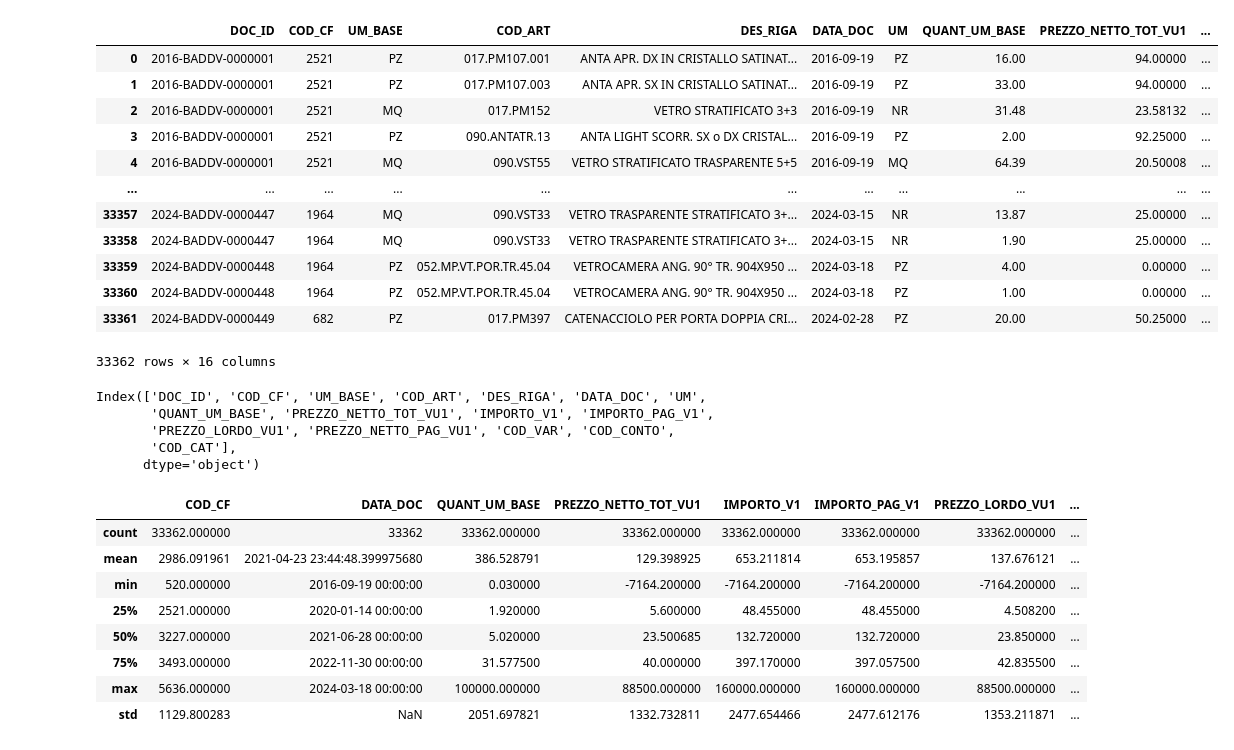
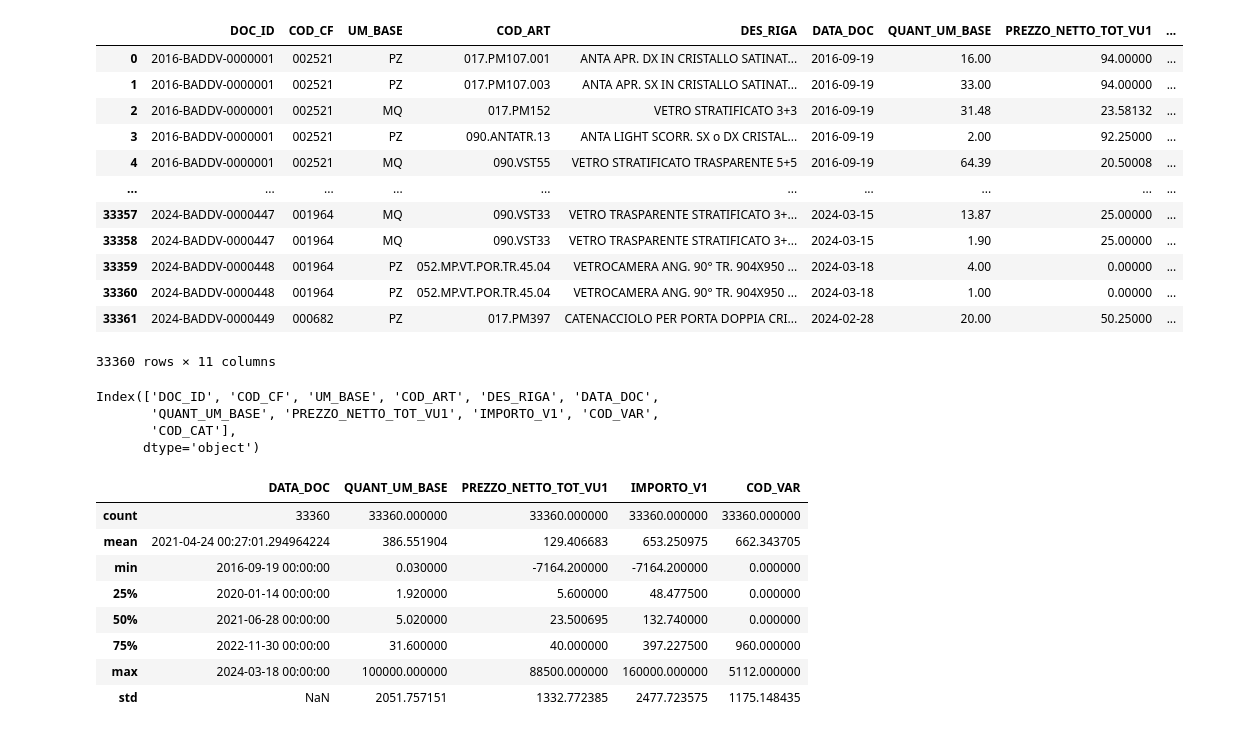
Before and after one commit to Ishikawa7/DEMO-Sales-Data-Analysis-and-Price-List-Management-System, a Jupyter notebook: preprocessing_DDT.ipynb, the cells around one changed output. Cells and saved outputs as stored; diff of their text form; code cells hidden in the pictures.

Commit message:
data cleaning complete

```diff
--- a/preprocessing_DDT.ipynb
+++ b/preprocessing_DDT.ipynb
@@ -2,11 +2,12 @@
 import pandas as pd
 import numpy as np
 # %%
-df = pd.read_excel('data_raw/dbo_DDT_FOR_RIGHE.xlsx')
+df = pd.read_excel('data_raw/dbo_DDT_FOR_RIGHE.xlsx', dtype={'COD_CF': object, 'COD_VAR': object})
 # remove columns with all 0
 df = df.loc[:, (df != 0).any(axis=0)]
 # remove columns with all NaN
 df = df.dropna(axis=1, how='all')
+df["COD_VAR"] = df["COD_VAR"].fillna(0).astype(int)
 df
 # %% [output]
 |  | AZIENDA_ID | DOC_ID | NUM_RIGA | DOC_RIGA_ID | COD_CF | UM_BASE | COD_ART | DES_RIGA | DATA_DOC | UM | ... |
@@ -25,42 +26,43 @@ df
 # %%
 df = df.drop(columns=[
     'DOC_RIGA_ID','COD_ART_VAR', 'SCONTO_1', 'SCONTO_2', 'SCONTO_3', 'SCONTO_4',
        'SCONTO_PAG','NOTE','FLAG_CONVERS_EDITABILE', 'FLAG_COSTI_RIGA_MAN','NO_RICALC_PRZ', 'COD_CF_FATT_STDAG', 'FLAG_PERS','FLAG_IMPO_ACQ', 'IVA_INDETRAIBILE_V1', 'NUM_SORT',
        'FLAG_CONVERS_MAN', 'AZIENDA_ID', 'COD_DEP', 'COD_DEP_2','NUM_RIGA','QUANT_RIGA','COD_CAUS_MAG','COSTI_RIGA_V1','NUM_UM',"COD_LIST",	'COD_LIST_VERS',"COD_IVA",
-       'PREZZO_NETTO_VU1',"CONVERS_UM_BASE"])
+       'PREZZO_NETTO_VU1',"PREZZO_LORDO_VU1","COD_CONTO","IMPORTO_PAG_V1","PREZZO_NETTO_PAG_VU1","CONVERS_UM_BASE","UM"])
+#prezzo netto e prezzo lordo sono la stessa cosa
+df = df.dropna()
 df
 # %% [output]
-|  | DOC_ID | COD_CF | UM_BASE | COD_ART | DES_RIGA | DATA_DOC | UM | QUANT_UM_BASE | PREZZO_NETTO_TOT_VU1 | ... |
-| 0 | 2016-BADDV-0000001 | 2521 | PZ | 017.PM107.001 | ANTA APR. DX IN CRISTALLO SATINAT... | 2016-09-19 | PZ | 16.00 | 94.00000 | ... |
-| 1 | 2016-BADDV-0000001 | 2521 | PZ | 017.PM107.003 | ANTA APR. SX IN CRISTALLO SATINAT... | 2016-09-19 | PZ | 33.00 | 94.00000 | ... |
-| 2 | 2016-BADDV-0000001 | 2521 | MQ | 017.PM152 | VETRO STRATIFICATO 3+3 | 2016-09-19 | NR | 31.48 | 23.58132 | ... |
-| 3 | 2016-BADDV-0000001 | 2521 | PZ | 090.ANTATR.13 | ANTA LIGHT SCORR. SX o DX CRISTAL... | 2016-09-19 | PZ | 2.00 | 92.25000 | ... |
-| 4 | 2016-BADDV-0000001 | 2521 | MQ | 090.VST55 | VETRO STRATIFICATO TRASPARENTE 5+5 | 2016-09-19 | MQ | 64.39 | 20.50008 | ... |
-| ... | ... | ... | ... | ... | ... | ... | ... | ... | ... | ... |
-| 33357 | 2024-BADDV-0000447 | 1964 | MQ | 090.VST33 | VETRO TRASPARENTE STRATIFICATO 3+... | 2024-03-15 | NR | 13.87 | 25.00000 | ... |
-| 33358 | 2024-BADDV-0000447 | 1964 | MQ | 090.VST33 | VETRO TRASPARENTE STRATIFICATO 3+... | 2024-03-15 | NR | 1.90 | 25.00000 | ... |
-| 33359 | 2024-BADDV-0000448 | 1964 | PZ | 052.MP.VT.POR.TR.45.04 | VETROCAMERA ANG. 90° TR. 904X950 ... | 2024-03-18 | PZ | 4.00 | 0.00000 | ... |
-| 33360 | 2024-BADDV-0000448 | 1964 | PZ | 052.MP.VT.POR.TR.45.04 | VETROCAMERA ANG. 90° TR. 904X950 ... | 2024-03-18 | PZ | 1.00 | 0.00000 | ... |
-| 33361 | 2024-BADDV-0000449 | 682 | PZ | 017.PM397 | CATENACCIOLO PER PORTA DOPPIA CRI... | 2024-02-28 | PZ | 20.00 | 50.25000 | ... |
+|  | DOC_ID | COD_CF | UM_BASE | COD_ART | DES_RIGA | DATA_DOC | QUANT_UM_BASE | PREZZO_NETTO_TOT_VU1 | ... |
+| 0 | 2016-BADDV-0000001 | 002521 | PZ | 017.PM107.001 | ANTA APR. DX IN CRISTALLO SATINAT... | 2016-09-19 | 16.00 | 94.00000 | ... |
+| 1 | 2016-BADDV-0000001 | 002521 | PZ | 017.PM107.003 | ANTA APR. SX IN CRISTALLO SATINAT... | 2016-09-19 | 33.00 | 94.00000 | ... |
+| 2 | 2016-BADDV-0000001 | 002521 | MQ | 017.PM152 | VETRO STRATIFICATO 3+3 | 2016-09-19 | 31.48 | 23.58132 | ... |
+| 3 | 2016-BADDV-0000001 | 002521 | PZ | 090.ANTATR.13 | ANTA LIGHT SCORR. SX o DX CRISTAL... | 2016-09-19 | 2.00 | 92.25000 | ... |
+| 4 | 2016-BADDV-0000001 | 002521 | MQ | 090.VST55 | VETRO STRATIFICATO TRASPARENTE 5+5 | 2016-09-19 | 64.39 | 20.50008 | ... |
+| ... | ... | ... | ... | ... | ... | ... | ... | ... | ... |
+| 33357 | 2024-BADDV-0000447 | 001964 | MQ | 090.VST33 | VETRO TRASPARENTE STRATIFICATO 3+... | 2024-03-15 | 13.87 | 25.00000 | ... |
+| 33358 | 2024-BADDV-0000447 | 001964 | MQ | 090.VST33 | VETRO TRASPARENTE STRATIFICATO 3+... | 2024-03-15 | 1.90 | 25.00000 | ... |
+| 33359 | 2024-BADDV-0000448 | 001964 | PZ | 052.MP.VT.POR.TR.45.04 | VETROCAMERA ANG. 90° TR. 904X950 ... | 2024-03-18 | 4.00 | 0.00000 | ... |
+| 33360 | 2024-BADDV-0000448 | 001964 | PZ | 052.MP.VT.POR.TR.45.04 | VETROCAMERA ANG. 90° TR. 904X950 ... | 2024-03-18 | 1.00 | 0.00000 | ... |
+| 33361 | 2024-BADDV-0000449 | 000682 | PZ | 017.PM397 | CATENACCIOLO PER PORTA DOPPIA CRI... | 2024-02-28 | 20.00 | 50.25000 | ... |
-33362 rows × 16 columns
+33360 rows × 11 columns
 # %%
 df.columns
 # %% [output]
-Index(['DOC_ID', 'COD_CF', 'UM_BASE', 'COD_ART', 'DES_RIGA', 'DATA_DOC', 'UM',
-       'QUANT_UM_BASE', 'PREZZO_NETTO_TOT_VU1', 'IMPORTO_V1', 'IMPORTO_PAG_V1',
-       'PREZZO_LORDO_VU1', 'PREZZO_NETTO_PAG_VU1', 'COD_VAR', 'COD_CONTO',
+Index(['DOC_ID', 'COD_CF', 'UM_BASE', 'COD_ART', 'DES_RIGA', 'DATA_DOC',
+       'QUANT_UM_BASE', 'PREZZO_NETTO_TOT_VU1', 'IMPORTO_V1', 'COD_VAR',
        'COD_CAT'],
       dtype='object')
 # %%
 df.describe()
 # %% [output]
-|  | COD_CF | DATA_DOC | QUANT_UM_BASE | PREZZO_NETTO_TOT_VU1 | IMPORTO_V1 | IMPORTO_PAG_V1 | PREZZO_LORDO_VU1 | ... |
-| count | 33362.000000 | 33362 | 33362.000000 | 33362.000000 | 33362.000000 | 33362.000000 | 33362.000000 | ... |
-| mean | 2986.091961 | 2021-04-23 23:44:48.399975680 | 386.528791 | 129.398925 | 653.211814 | 653.195857 | 137.676121 | ... |
-| min | 520.000000 | 2016-09-19 00:00:00 | 0.030000 | -7164.200000 | -7164.200000 | -7164.200000 | -7164.200000 | ... |
-| 25% | 2521.000000 | 2020-01-14 00:00:00 | 1.920000 | 5.600000 | 48.455000 | 48.455000 | 4.508200 | ... |
-| 50% | 3227.000000 | 2021-06-28 00:00:00 | 5.020000 | 23.500685 | 132.720000 | 132.720000 | 23.850000 | ... |
-| 75% | 3493.000000 | 2022-11-30 00:00:00 | 31.577500 | 40.000000 | 397.170000 | 397.057500 | 42.835500 | ... |
-| max | 5636.000000 | 2024-03-18 00:00:00 | 100000.000000 | 88500.000000 | 160000.000000 | 160000.000000 | 88500.000000 | ... |
-| std | 1129.800283 | NaN | 2051.697821 | 1332.732811 | 2477.654466 | 2477.612176 | 1353.211871 | ... |
+|  | DATA_DOC | QUANT_UM_BASE | PREZZO_NETTO_TOT_VU1 | IMPORTO_V1 | COD_VAR |
+| count | 33360 | 33360.000000 | 33360.000000 | 33360.000000 | 33360.000000 |
+| mean | 2021-04-24 00:27:01.294964224 | 386.551904 | 129.406683 | 653.250975 | 662.343705 |
+| min | 2016-09-19 00:00:00 | 0.030000 | -7164.200000 | -7164.200000 | 0.000000 |
+| 25% | 2020-01-14 00:00:00 | 1.920000 | 5.600000 | 48.477500 | 0.000000 |
+| 50% | 2021-06-28 00:00:00 | 5.020000 | 23.500695 | 132.740000 | 0.000000 |
+| 75% | 2022-11-30 00:00:00 | 31.600000 | 40.000000 | 397.227500 | 960.000000 |
+| max | 2024-03-18 00:00:00 | 100000.000000 | 88500.000000 | 160000.000000 | 5112.000000 |
+| std | NaN | 2051.757151 | 1332.772385 | 2477.723575 | 1175.148435 |
 # %%
```
Also changed, not shown: parts of 5 cells of this notebook, 5 other files.
